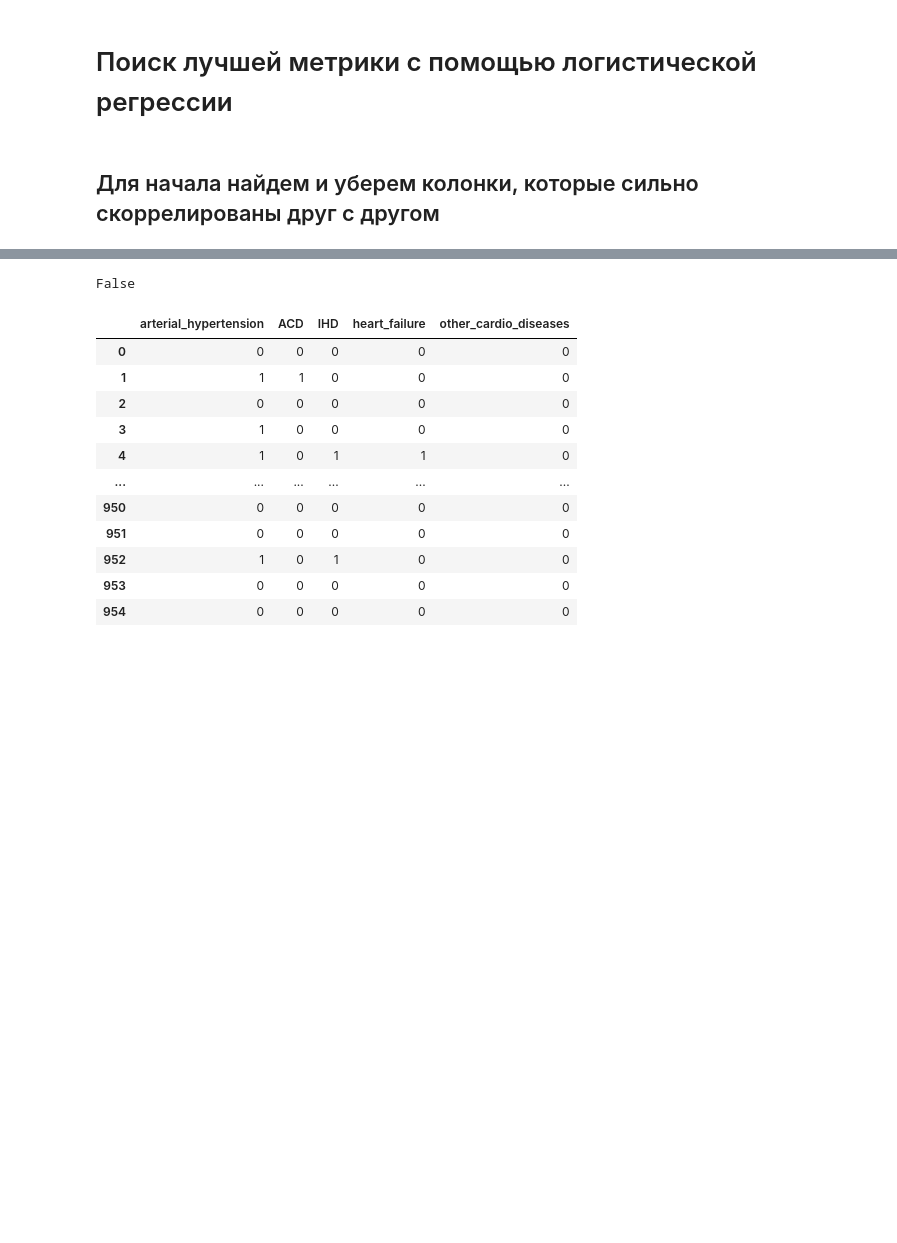
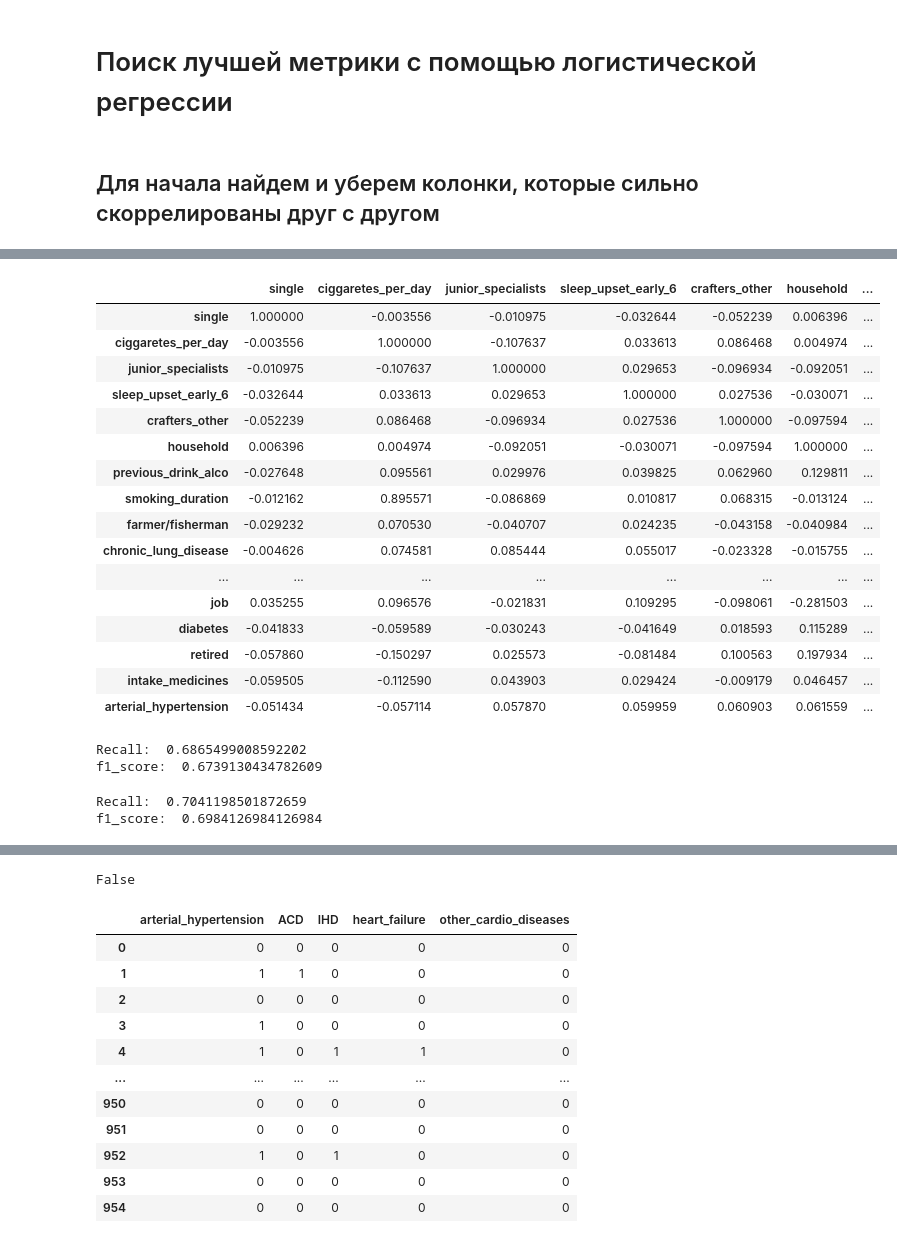
Before and after one commit to lisikux/yaroslavl_hack_cardio, a Jupyter notebook: baseline-Copy1.ipynb, the cells around one changed output, grey strips where cells are left out. Cells and saved outputs as stored; diff of their text form; code cells hidden in the pictures; blank space fills up the shorter version.

```diff
--- a/baseline-Copy1.ipynb
+++ b/baseline-Copy1.ipynb
@@ -745,0 +777,14 @@ target_train.corr()
+# %%
+def fit_logreg(model):
+    X = model.iloc[:,:-1]
+    y = model.iloc[:,-1]
+    X_train, X_valid, y_train, y_valid = train_test_split(X, y, test_size=0.20, random_state=42)
+    clf = LogisticRegression()
+    clf.fit(X_train,y_train)
+    y_pred = clf.predict(X_valid)
+
+    print('Recall: ', recall_score(y_valid, y_pred, average='macro'))
+    print('f1_score: ', f1_score(y_valid, y_pred))
+
+    #X_over, y_over = oversam.fit_resample(X_train, y_train)
+    #clf.fit(X_over, y_over)
@@ -781,2 +828,22 @@ muslim                     christian                    0.335557
 dtype: float64
+# %%
+arterial_model.corr()
+# %% [output]
+|  | single | ciggaretes_per_day | junior_specialists | sleep_upset_early_6 | crafters_other | household | ... |
+| single | 1.000000 | -0.003556 | -0.010975 | -0.032644 | -0.052239 | 0.006396 | ... |
+| ciggaretes_per_day | -0.003556 | 1.000000 | -0.107637 | 0.033613 | 0.086468 | 0.004974 | ... |
+| junior_specialists | -0.010975 | -0.107637 | 1.000000 | 0.029653 | -0.096934 | -0.092051 | ... |
+| sleep_upset_early_6 | -0.032644 | 0.033613 | 0.029653 | 1.000000 | 0.027536 | -0.030071 | ... |
+| crafters_other | -0.052239 | 0.086468 | -0.096934 | 0.027536 | 1.000000 | -0.097594 | ... |
+| household | 0.006396 | 0.004974 | -0.092051 | -0.030071 | -0.097594 | 1.000000 | ... |
+| previous_drink_alco | -0.027648 | 0.095561 | 0.029976 | 0.039825 | 0.062960 | 0.129811 | ... |
+| smoking_duration | -0.012162 | 0.895571 | -0.086869 | 0.010817 | 0.068315 | -0.013124 | ... |
+| farmer/fisherman | -0.029232 | 0.070530 | -0.040707 | 0.024235 | -0.043158 | -0.040984 | ... |
+| chronic_lung_disease | -0.004626 | 0.074581 | 0.085444 | 0.055017 | -0.023328 | -0.015755 | ... |
+| ... | ... | ... | ... | ... | ... | ... | ... |
+| job | 0.035255 | 0.096576 | -0.021831 | 0.109295 | -0.098061 | -0.281503 | ... |
+| diabetes | -0.041833 | -0.059589 | -0.030243 | -0.041649 | 0.018593 | 0.115289 | ... |
+| retired | -0.057860 | -0.150297 | 0.025573 | -0.081484 | 0.100563 | 0.197934 | ... |
+| intake_medicines | -0.059505 | -0.112590 | 0.043903 | 0.029424 | -0.009179 | 0.046457 | ... |
+| arterial_hypertension | -0.051434 | -0.057114 | 0.057870 | 0.059959 | 0.060903 | 0.061559 | ... |
 # %%
@@ -783,0 +866,10 @@ columns_to_drop = ['never_drink_alco', 'ciggaretes_per_day', 'european','passive
+# %%
+fit_logreg(arterial_model_2)
+# %% [output]
+Recall:  0.6865499008592202
+f1_score:  0.6739130434782609
+# %%
+fit_logreg_oversampling(arterial_model_2)
+# %% [output]
+Recall:  0.7041198501872659
+f1_score:  0.6984126984126984
```
Also changed, not shown: parts of 26 cells of this notebook.
